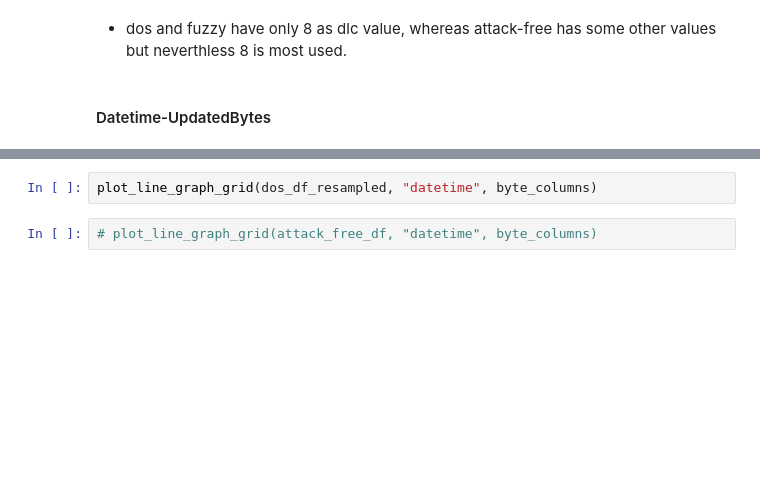
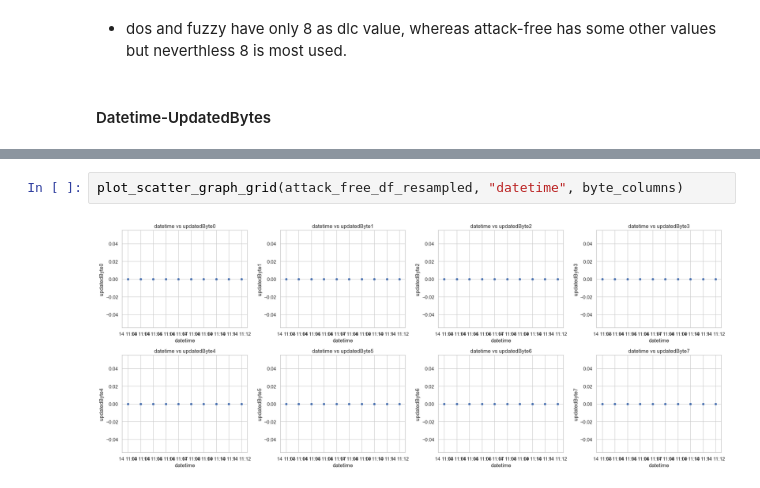
Before and after one commit to FatimeNazliAs/Intrusion-Detection-Systems-using-ML, a Jupyter notebook: notebooks/visualize_data.ipynb, the cells around one changed output, grey strips where cells are left out. Drawn from its saved outputs; the diff is of its cells as text; blank space fills up the shorter version.

```diff
--- a/notebooks/visualize_data.ipynb
+++ b/notebooks/visualize_data.ipynb
@@ -372,4 +364,4 @@ NameError: name 'plot_line_graph_grid' is not defined
 # %%
-plot_line_graph_grid(dos_df_resampled, "datetime", byte_columns)
+plot_scatter_graph_grid(attack_free_df_resampled, "datetime", byte_columns)
+# %% [output]
+[figure, added]
-# %%
-# plot_line_graph_grid(attack_free_df, "datetime", byte_columns)
```
Also changed, not shown: parts of 30 cells of this notebook.
